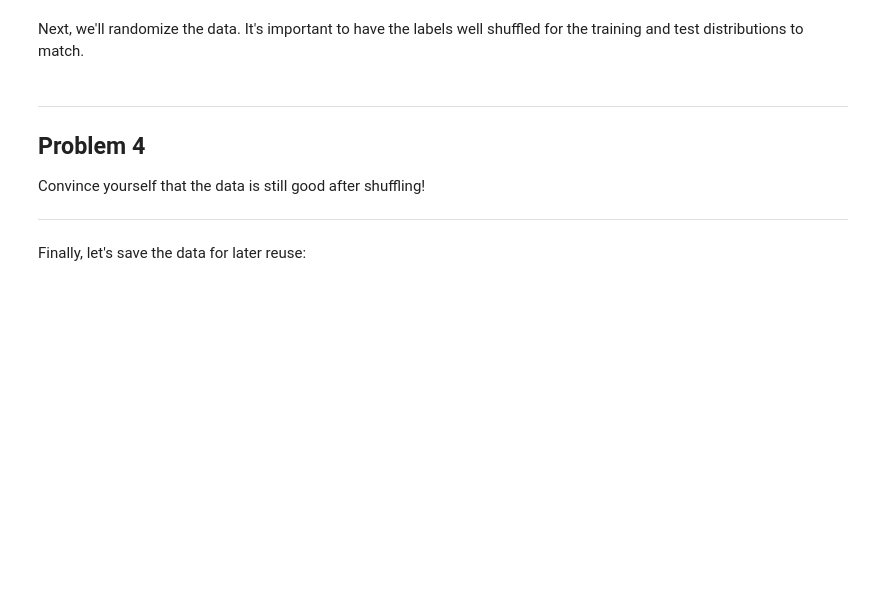
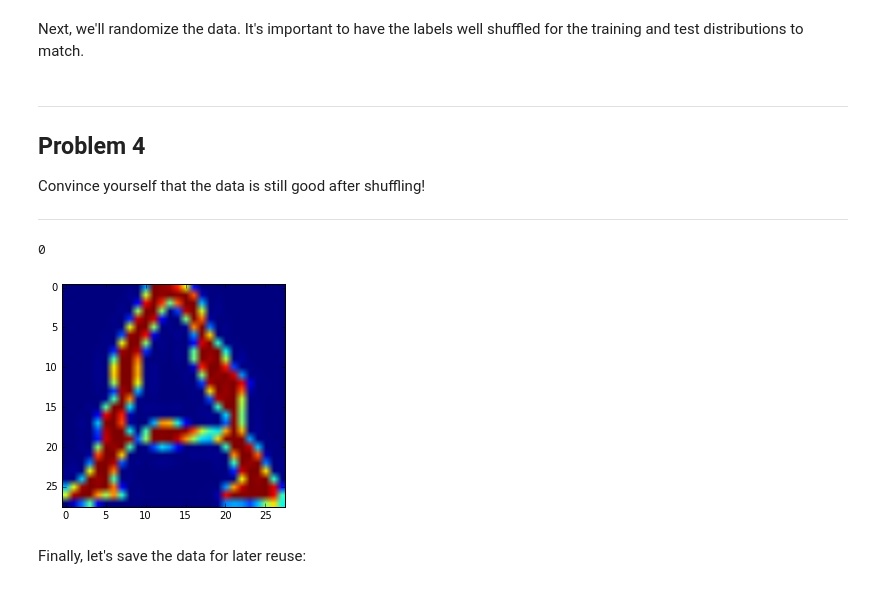
Before and after one commit to PetrShypila/DeepLearningCourse-P1, a Jupyter notebook: 1_notmnist.ipynb, the cells around one changed output. Drawn from its saved outputs; the diff is of its cells as text; code cells hidden in the pictures; blank space fills up the shorter version.

```diff
--- a/1_notmnist.ipynb
+++ b/1_notmnist.ipynb
@@ -225,3 +234,7 @@ Problem 3
 Another check: we expect the data to be balanced across classes. Verify that.
 
 ---
+# %%
+for l in ['A', 'B', 'C', 'D', 'E', 'F', 'G', 'H', 'I', 'J']:
+    letters = pickle.load( open( 'notMNIST_small/{0}.pickle'.format(l), "rb" ) )
+    print('{0}: {1}'.format(l, len(letters)))
@@ -306,6 +330,13 @@ Problem 4
 Convince yourself that the data is still good after shuffling!
 
 ---
+# %%
+x = 12
+plt.imshow(train_dataset[x,:,:])
+train_labels[12]
+# %% [output]
+0
+[figure, added]
 # %% [markdown]
 Finally, let's save the data for later reuse:
 # %%
```
Also changed, not shown: parts of 5 cells of this notebook.
